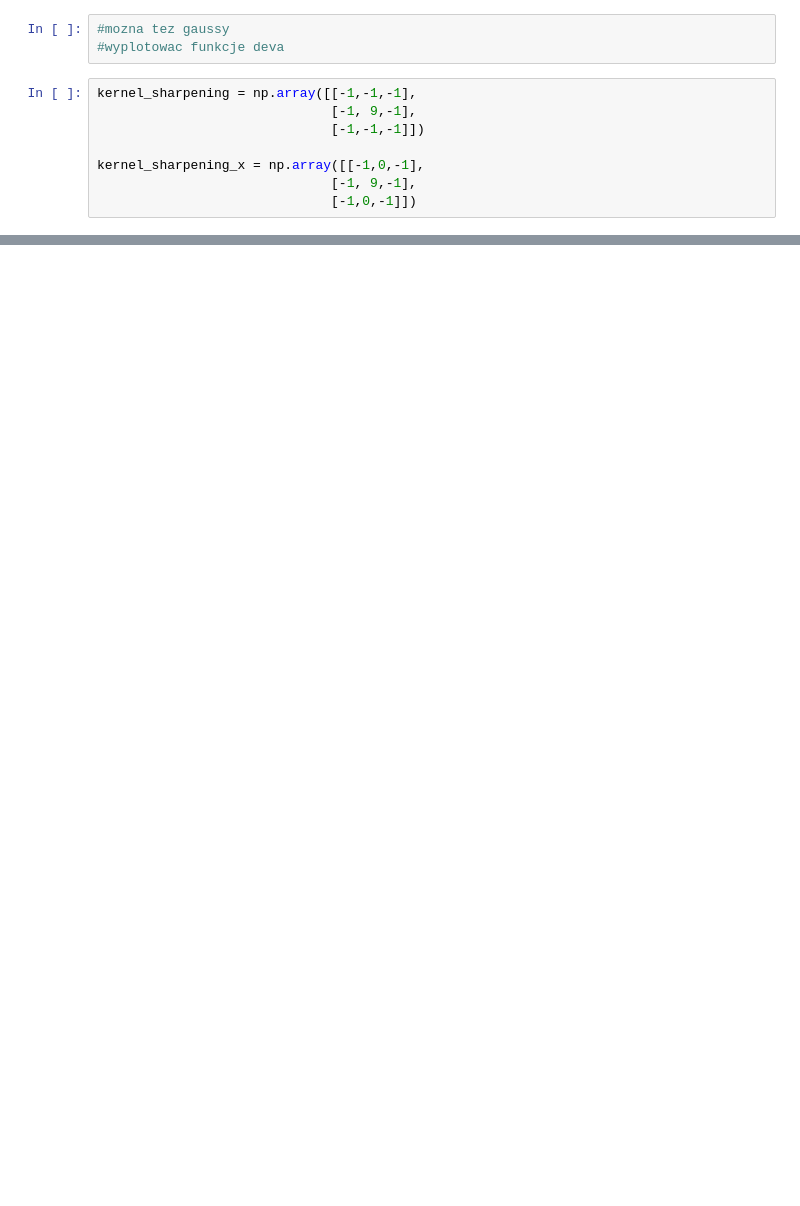
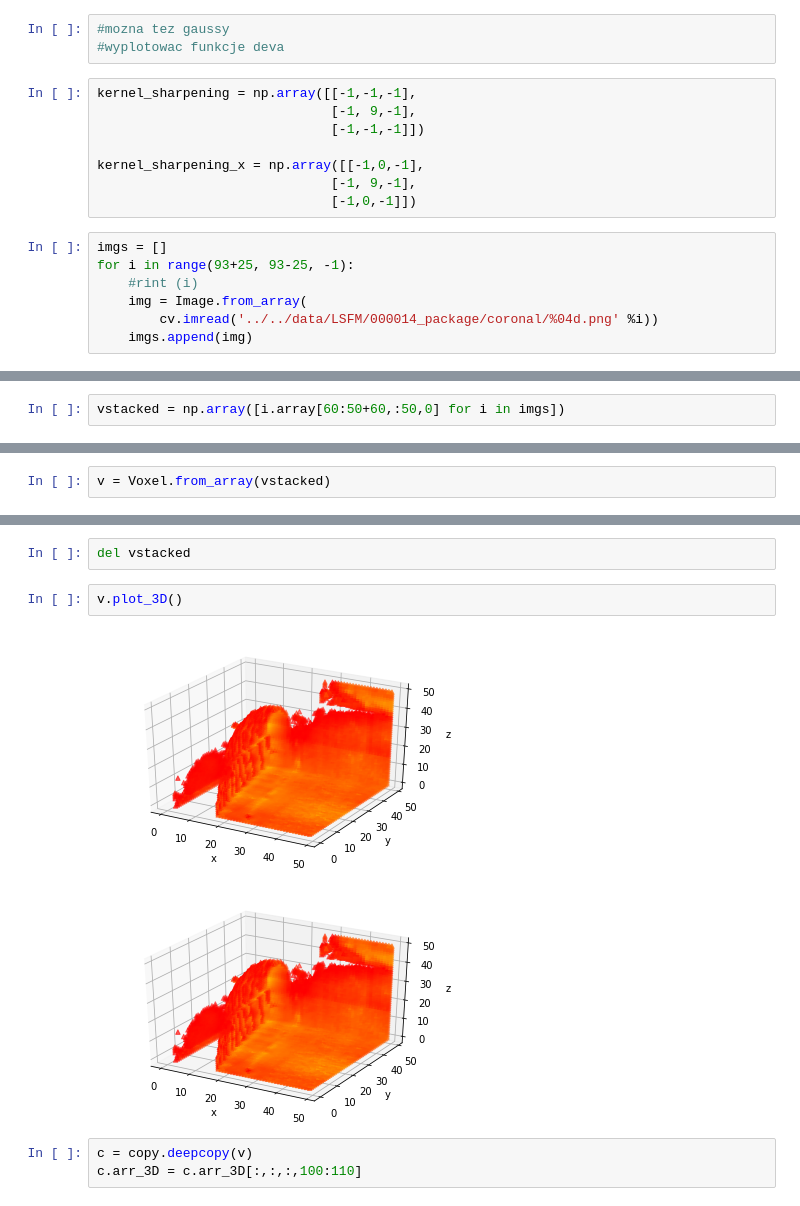
Before and after one commit to michalstepniewski/symmetry, a Jupyter notebook: Hemipheres.ipynb, the cells around one changed output, grey strips where cells are left out. Drawn from its saved outputs; the diff is of its cells as text; blank space fills up the shorter version.

```diff
--- a/Hemipheres.ipynb
+++ b/Hemipheres.ipynb
@@ -542,3 +685,10 @@ kernel_sharpening = np.array([[-1,-1,-1],
 kernel_sharpening_x = np.array([[-1,0,-1],
                               [-1, 9,-1],
                               [-1,0,-1]])
+# %%
+imgs = []
+for i in range(93+25, 93-25, -1):
+    #rint (i)
+    img = Image.from_array(
+        cv.imread('../../data/LSFM/000014_package/coronal/%04d.png' %i))
+    imgs.append(img)
@@ -544,0 +697,2 @@ kernel_sharpening_x = np.array([[-1,0,-1],
+# %%
+vstacked = np.array([i.array[60:50+60,:50,0] for i in imgs])
@@ -544,0 +712,2 @@ kernel_sharpening_x = np.array([[-1,0,-1],
+# %%
+v = Voxel.from_array(vstacked)
@@ -544,0 +734,10 @@ kernel_sharpening_x = np.array([[-1,0,-1],
+# %%
+del vstacked
+# %%
+v.plot_3D()
+# %% [output]
+[figure, added]
+[figure, added]
+# %%
+c = copy.deepcopy(v)
+c.arr_3D = c.arr_3D[:,:,:,100:110]
```
Also changed, not shown: parts of 18 cells of this notebook, 1 other file.
